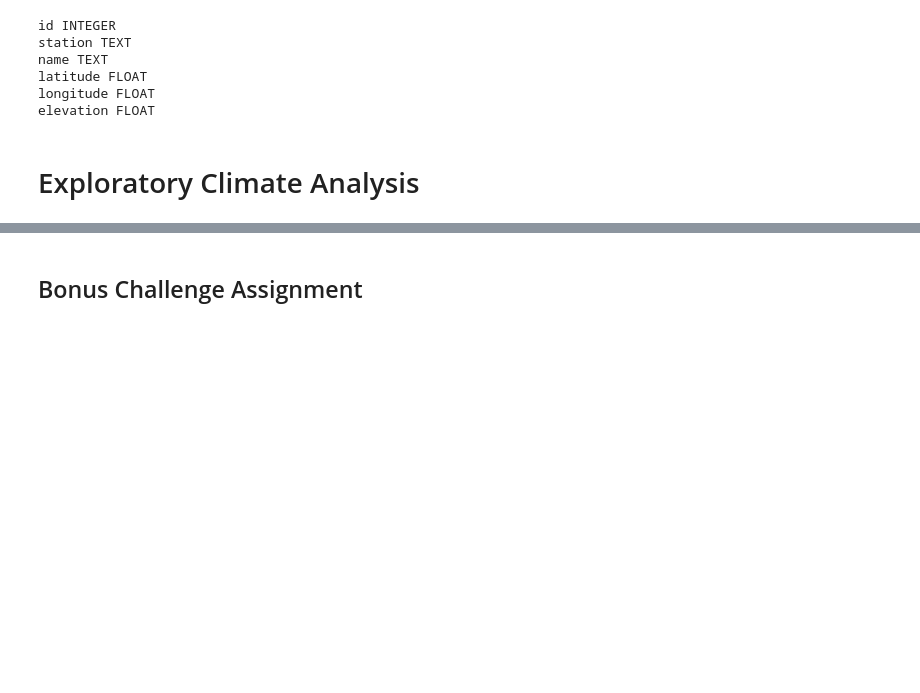
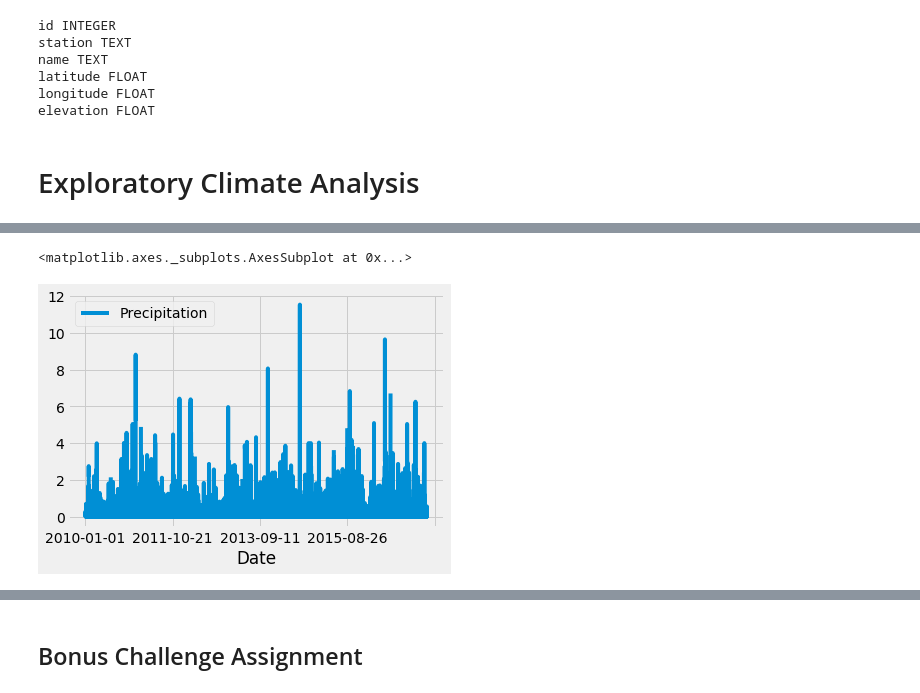
Before and after one commit to abordetskiy/Hawaii-Climate-Data-SQL-Integration, a Jupyter notebook: sqlalchemy-challenge.ipynb, the cells around one changed output, grey strips where cells are left out. Saved outputs shown, nothing was run; the diff lists cells and outputs as text; code cells hidden in the pictures; blank space fills up the shorter version.

Commit message:
func: add precip plot

```diff
--- a/sqlalchemy-challenge.ipynb
+++ b/sqlalchemy-challenge.ipynb
@@ -66,11 +66,22 @@ mySession = Session(bind=engine)
 # Design a query to retrieve the last 12 months of precipitation data and plot the results
 
 # Calculate the date 1 year ago from the last data point in the database
-
+# since session.query returns a tuple, we use [0][0] to get the value at the first entry
+# and datetime.strptime to convert it to a datetime object
+# and subtract a year from it with dt.timedelta
+DatePrior12Mo = dt.datetime.strptime(mySession.query(func.max(Measurement_Table.date))[0][0],'%Y-%m-%d') - dt.timedelta(days=365)
+print(DatePrior12Mo)
 # Perform a query to retrieve the data and precipitation scores
-
-# Save the query results as a Pandas DataFrame and set the index to the date column
-
+Last12moPrcp = mySession.query(Measurement_Table.prcp, Measurement_Table.date)
+# Save the query results as a Pandas DataFrame
+Last12moPrcp_df = pd.DataFrame(Last12moPrcp)
+# Renamed columns to
+Last12moPrcp_df = Last12moPrcp_df.rename(columns = {"date":"Date","prcp":"Precipitation"})
 # Sort the dataframe by date
+Last12moPrcp_df = Last12moPrcp_df.sort_values(by="Date")
+#set the index to the date column
+Last12moPrcp_df = Last12moPrcp_df.set_index("Date")
 
 # Use Pandas Plotting with Matplotlib to plot the data
+Last12moPrcp_df.plot()
+# %% [output]
@@ -77,2 +89,4 @@ mySession = Session(bind=engine)
+<matplotlib.axes._subplots.AxesSubplot at 0x...>
+[figure, added]
 # %%
 # Use Pandas to calcualte the summary statistics for the precipitation data
```
Also changed, not shown: parts of 3 cells of this notebook.
